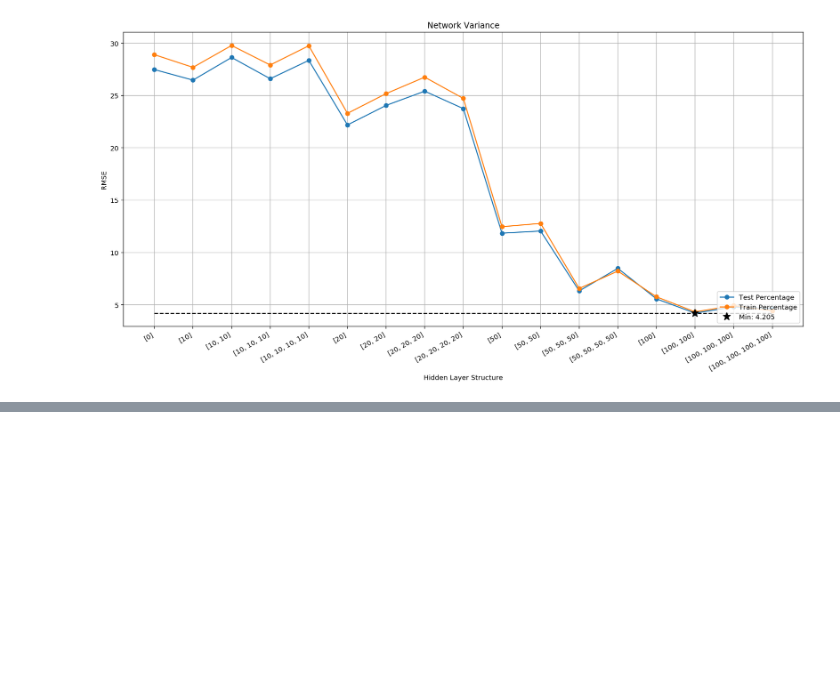
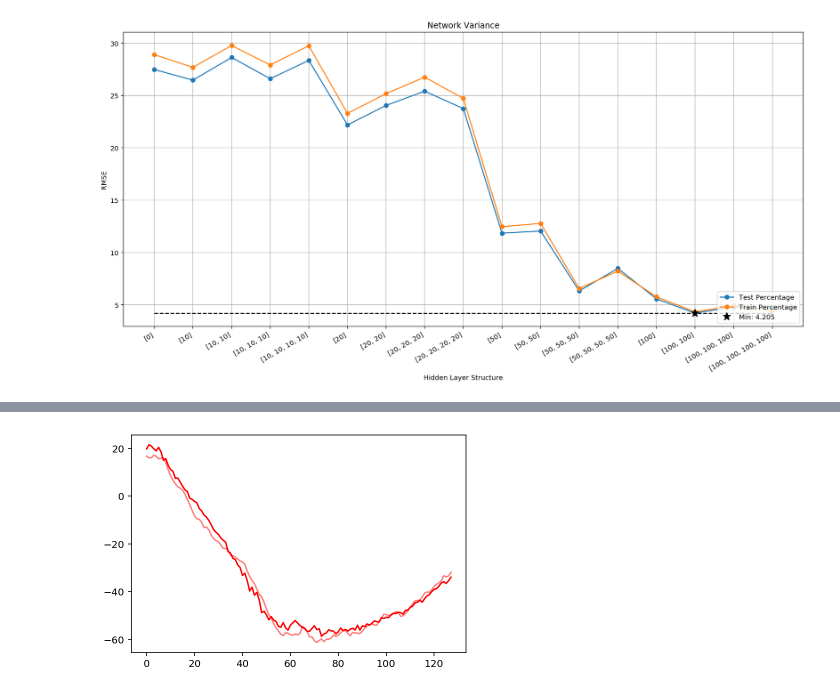
Before and after one commit to stockeh/cira-ml-soundings, a Jupyter notebook: notebooks/training-experimentation.ipynb, the cells around one changed output, grey strips where cells are left out. Saved outputs shown, nothing was run; the diff lists cells and outputs as text; code cells hidden in the pictures; blank space fills up the shorter version.

```diff
--- a/notebooks/training-experimentation.ipynb
+++ b/notebooks/training-experimentation.ipynb
@@ -251,0 +294,10 @@ plt.xlabel('Hidden Layer Structure'); plt.ylabel('RMSE');
+# %%
+i = 21
+plt.plot(Xtest[i:i+1,:].reshape(1, Xtest.shape[1]//2, 2)[0,:,0].T, 'r', alpha=0.5)
+# plt.plot(Xtest[i:i+1,:].reshape(1, Xtest.shape[1]//2, 2)[0,:,1].T, 'g', alpha=0.5)
+
+plt.plot(nnet.use(Xtest[i:i+1,:]).reshape(1, Xtest.shape[1]//2, 2)[0,:,0].T, 'r')
+# plt.plot(nnet.use(Xtest[i:i+1,:]).reshape(1, Xtest.shape[1]//2, 2)[0,:,1].T, 'g')
+plt.plot();
+# %% [output]
+[figure, added]
```
Also changed, not shown: parts of 7 cells of this notebook, 2 other files.
